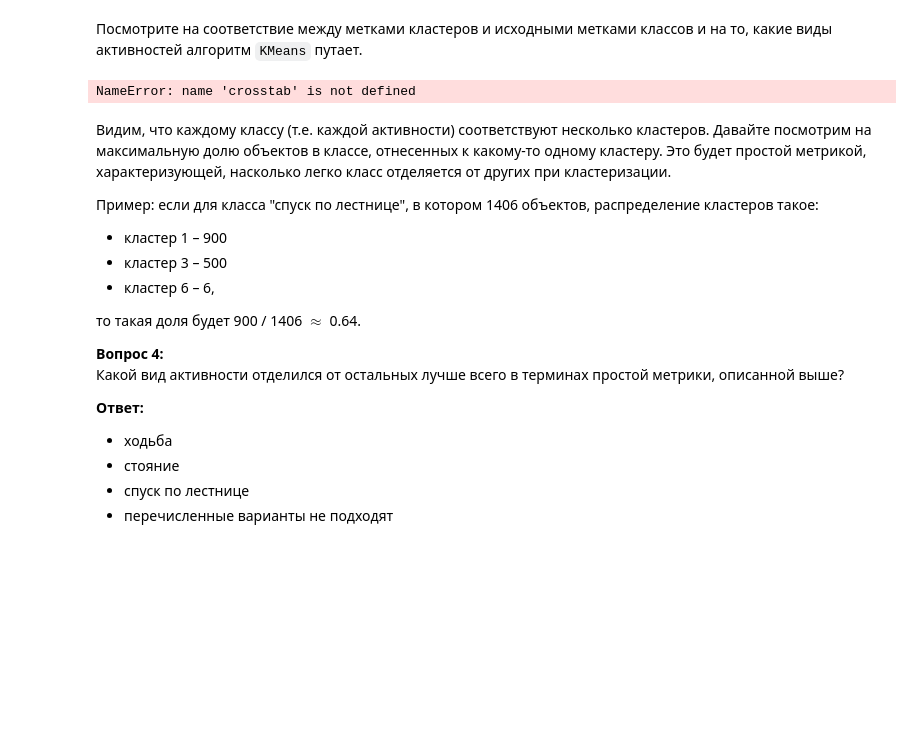
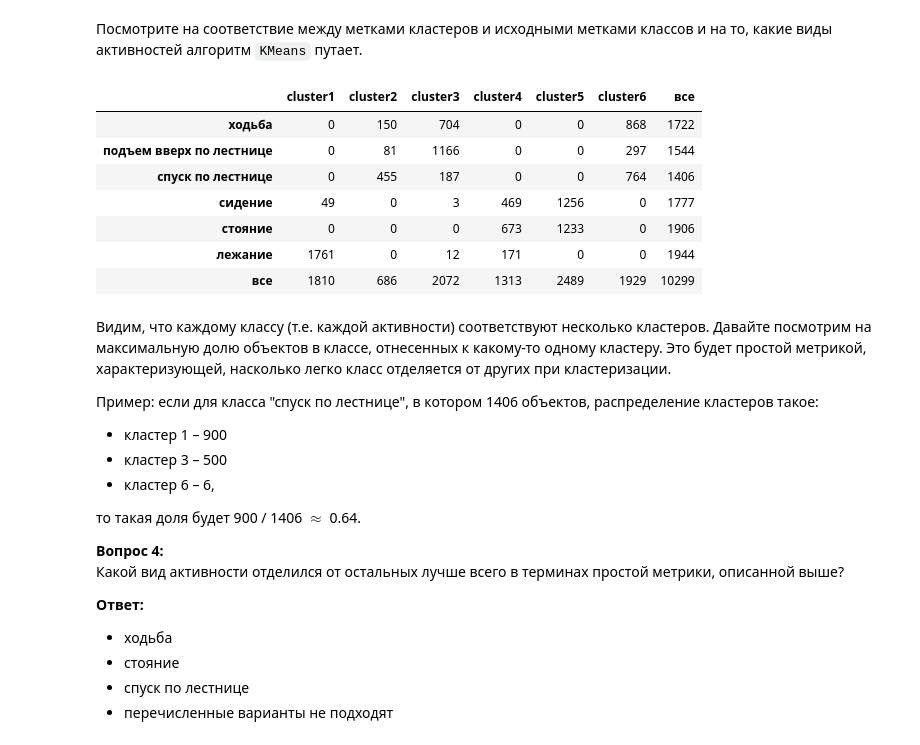
Before and after one commit to artinttechnical/mlcourse_open, a Jupyter notebook: jupyter_russian/assignments_demo/assignment07_unsupervised_learning.ipynb, the cells around one changed output. Saved outputs shown, nothing was run; the diff lists cells and outputs as text; code cells hidden in the pictures; blank space fills up the shorter version.

```diff
--- a/jupyter_russian/assignments_demo/assignment07_unsupervised_learning.ipynb
+++ b/jupyter_russian/assignments_demo/assignment07_unsupervised_learning.ipynb
@@ -159,4 +159,5 @@ plt.colorbar()
 # %%
 # KMeans?
 k_means_classifier = KMeans(n_clusters = 6, n_init = 100, random_state = RANDOM_STATE)
-X_km_classified = k_means_classifier.fit(X)
+# k_means_classifier = KMeans(n_clusters = 6, n_init = 100, random_state = RANDOM_STATE, n_jobs = -1)
+%time X_km_classified = k_means_classifier.fit(X)
@@ -173,13 +177,20 @@ plt.scatter(X_transformed[:, 0], X_transformed[:, 1], c=cluster_labels, s=20,  c
 # %% [markdown]
 Посмотрите на соответствие между метками кластеров и исходными метками классов и на то, какие виды активностей алгоритм `KMeans` путает.
 # %%
-tab = crosstab(y, cluster_labels, margins=True)
+tab = pd.crosstab(y, cluster_labels, margins=True)
 tab.index = ['ходьба', 'подъем вверх по лестнице',
              'спуск по лестнице', 'сидение', 'стояние', 'лежание', 'все']
 tab.columns = ['cluster' + str(i + 1) for i in range(6)] + ['все']
 tab
 # %% [output]
-NameError: name 'crosstab' is not defined
+|  | cluster1 | cluster2 | cluster3 | cluster4 | cluster5 | cluster6 | все |
+| ходьба | 0 | 150 | 704 | 0 | 0 | 868 | 1722 |
+| подъем вверх по лестнице | 0 | 81 | 1166 | 0 | 0 | 297 | 1544 |
+| спуск по лестнице | 0 | 455 | 187 | 0 | 0 | 764 | 1406 |
+| сидение | 49 | 0 | 3 | 469 | 1256 | 0 | 1777 |
+| стояние | 0 | 0 | 0 | 673 | 1233 | 0 | 1906 |
+| лежание | 1761 | 0 | 12 | 171 | 0 | 0 | 1944 |
+| все | 1810 | 686 | 2072 | 1313 | 2489 | 1929 | 10299 |
 # %% [markdown]
 Видим, что каждому классу (т.е. каждой активности) соответствуют несколько кластеров. Давайте посмотрим на максимальную долю объектов в классе, отнесенных к какому-то одному кластеру. Это будет простой метрикой, характеризующей, насколько легко класс отделяется от других при кластеризации.
 
```
Also changed, not shown: parts of 1 cell of this notebook.
